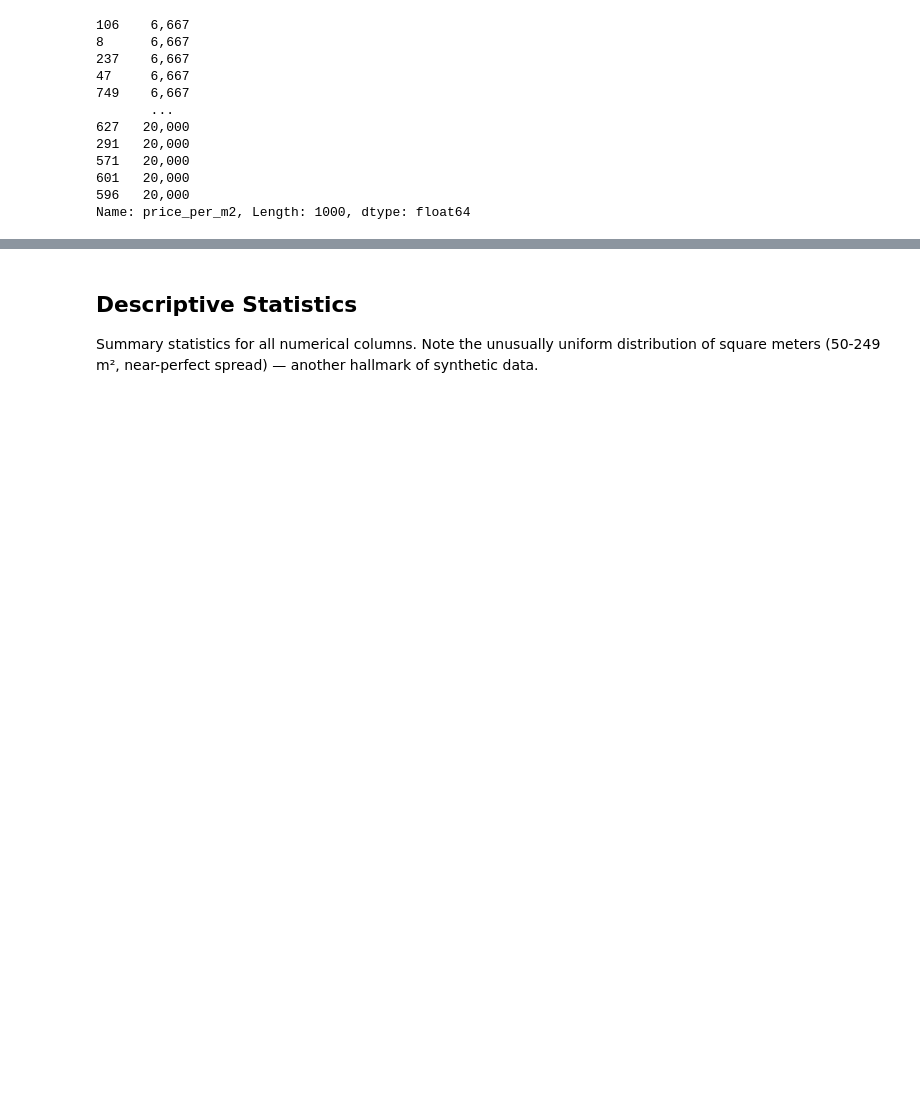
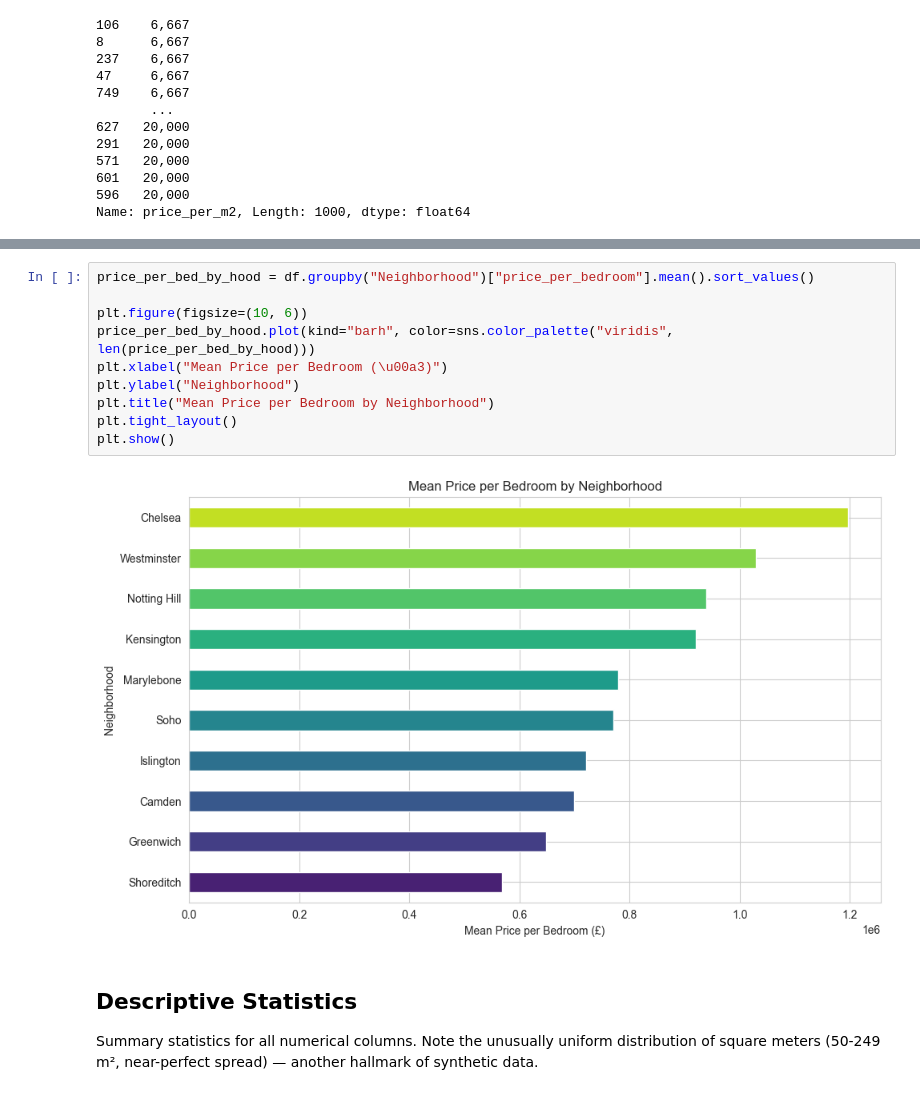
Before and after one commit to Yaroslav-K-V/applied-data-science, a Jupyter notebook: DSL.ipynb, the cells around one changed output, grey strips where cells are left out. Drawn from its saved outputs; the diff is of its cells as text; blank space fills up the shorter version.

```diff
--- a/DSL.ipynb
+++ b/DSL.ipynb
@@ -115,3 +135,15 @@ Name: price_per_m2, Length: 1000, dtype: float64
+# %%
+price_per_bed_by_hood = df.groupby("Neighborhood")["price_per_bedroom"].mean().sort_values()
+
+plt.figure(figsize=(10, 6))
+price_per_bed_by_hood.plot(kind="barh", color=sns.color_palette("viridis", len(price_per_bed_by_hood)))
+plt.xlabel("Mean Price per Bedroom (\u00a3)")
+plt.ylabel("Neighborhood")
+plt.title("Mean Price per Bedroom by Neighborhood")
+plt.tight_layout()
+plt.show()
+# %% [output]
+[figure, added]
 # %% [markdown]
 ## Descriptive Statistics
 
```
Also changed, not shown: parts of 44 cells of this notebook.
